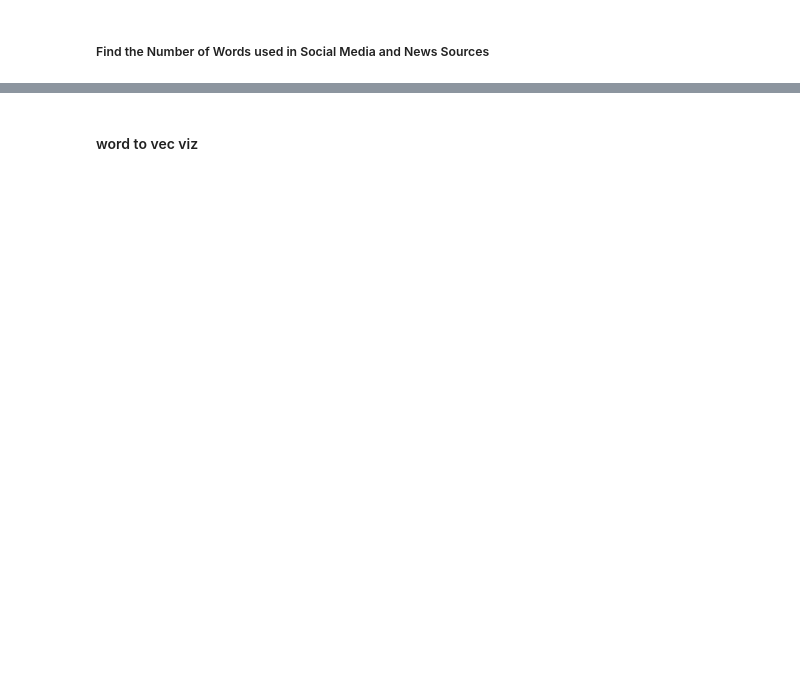
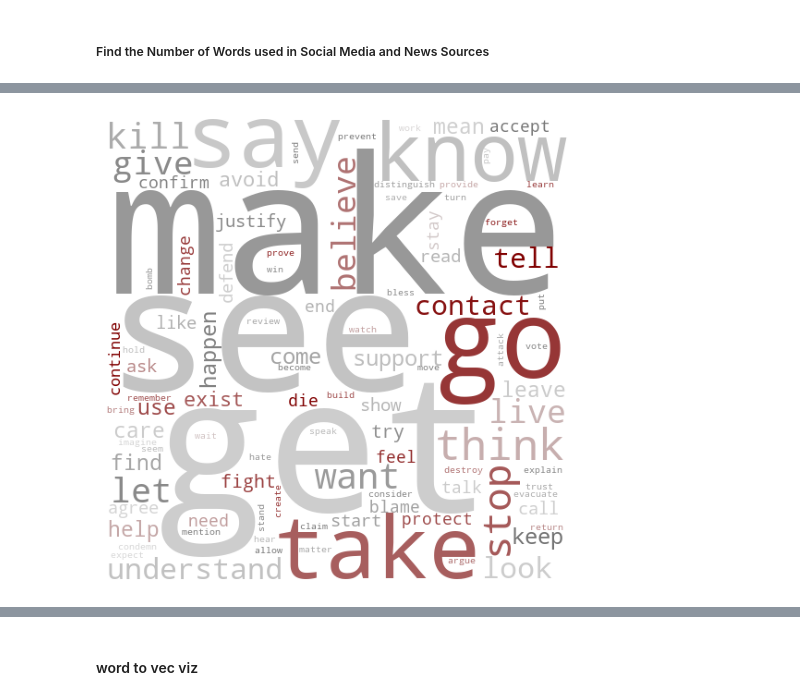
Before and after one commit to macs30122-winter24/final-project-chattbd, a Jupyter notebook: cleaning_yt_ethan.ipynb, the cells around one changed output, grey strips where cells are left out. Saved outputs shown, nothing was run; the diff lists cells and outputs as text; code cells hidden in the pictures; blank space fills up the shorter version.

```diff
--- a/cleaning_yt_ethan.ipynb
+++ b/cleaning_yt_ethan.ipynb
@@ -601,17 +735,15 @@ news_cfdist_POStoWord = nltk.ConditionalFreqDist((p, w) for w, p in sm_POS_no_st
 # %%
-# Frequency distribution
-freq_dist_nnp = all_sm_cfdist_POStoWord["NNP"]
+# verbs for social media
 # word cloud for proper nouns
-wc = wordcloud.WordCloud(width=1000, height=1000, max_words=50,
-                                colormap=cmap, background_color='white',
-                                mode='RGBA', scale=.5
-                                ).generate_from_frequencies(freq_dist_nnp)
-
-
+wc = wordcloud.WordCloud(width=1000, height=1000, max_words=100,
+                         colormap=cmap,background_color='white', mode='RGBA',
+                         scale=.5).generate_from_frequencies(all_sm_cfdist_POS["VB"])
 
 # Display the word cloud
 plt.figure(figsize=(10, 6))
 plt.imshow(wc)
 plt.axis('off')
 plt.show()
+# %% [output]
+[figure, added]
 # %%
```
Also changed, not shown: parts of 32 cells of this notebook, 2 other files.
